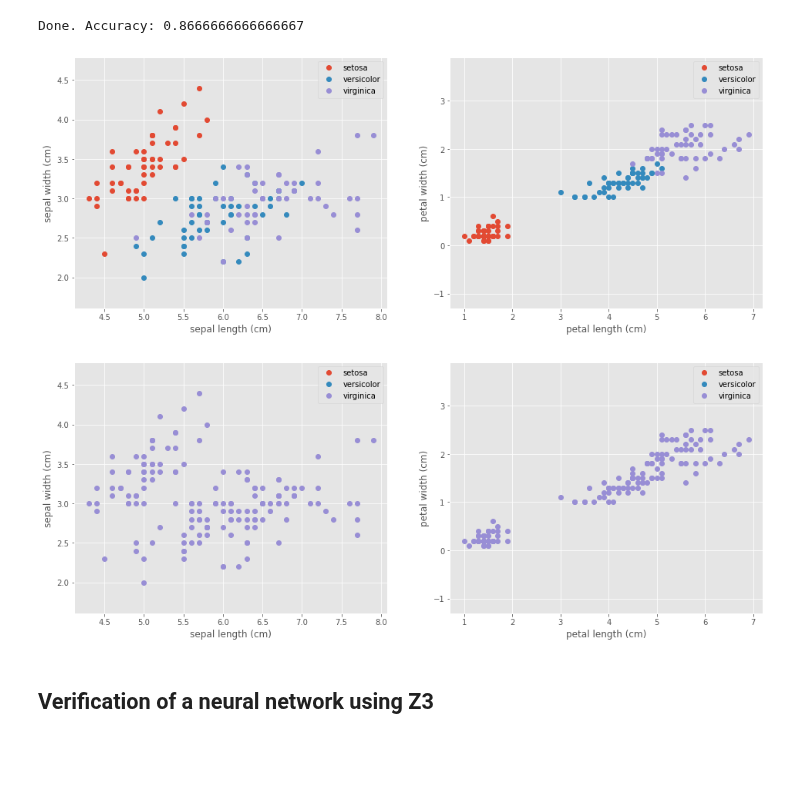
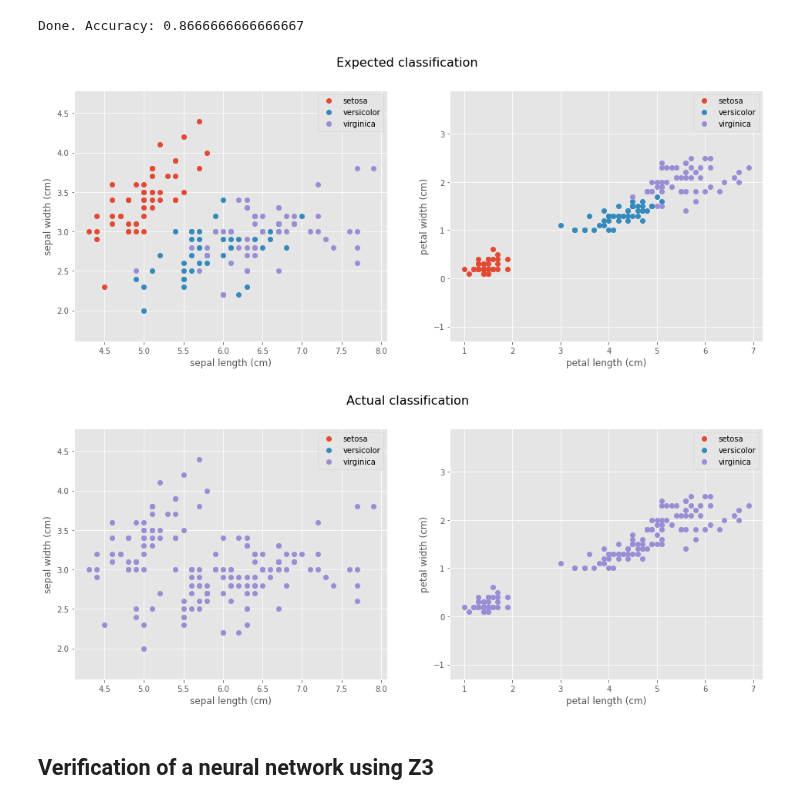
Before and after one commit to DDiekmann/Applied-Verification-Lab-Neural-Networks, a Jupyter notebook: Tutorials/adversarial_example_iris_tutorial.ipynb, the cells around one changed output. Cells and saved outputs as stored; diff of their text form; code cells hidden in the pictures; blank space fills up the shorter version.

```diff
--- a/Tutorials/adversarial_example_iris_tutorial.ipynb
+++ b/Tutorials/adversarial_example_iris_tutorial.ipynb
@@ -103,8 +103,9 @@ A visualisation of the data shows the correct classification of the input data.
 # %%
 plt.style.use('ggplot')
 
-def show_plots(X, y, fixed_input_y = None, epsilon = None):
+def show_plots(X, y, fixed_input_y = None, epsilon = None, title = ''):
   fig, (ax1, ax2) = plt.subplots(1, 2, figsize=(16, 6))
+  fig.suptitle(title, fontsize=16)
   for target, target_name in enumerate(names):
       X_plot = X[y == target]
       ax1.plot(X_plot[:, 0], X_plot[:, 1],
@@ -252,11 +261,11 @@ NeuralNetwork(
 )
 Done. Accuracy: 0.8666666666666667
 # %%
-show_plots(X, y)
-show_plots(X, predict(X, model))
+show_plots(X, y, title = 'Expected classification')
+show_plots(X, predict(X, model), title = 'Actual classification')
 # %% [output]
-[figure, old version]
+[figure, new version]
-[figure, old version]
+[figure, new version]
 # %% [markdown]
 ## Verification of a neural network using Z3
 # %% [markdown]
```
Also changed, not shown: parts of 8 cells of this notebook.
